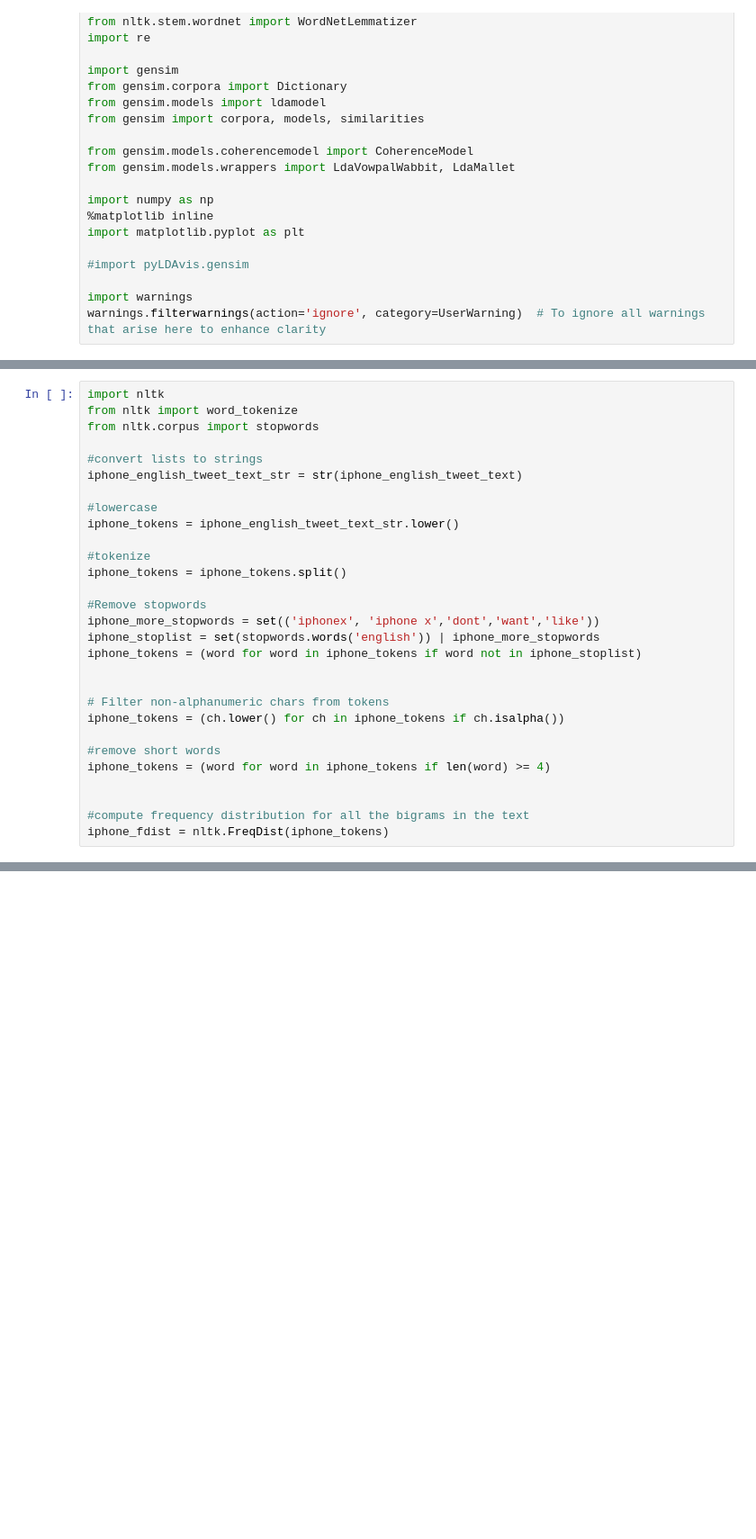
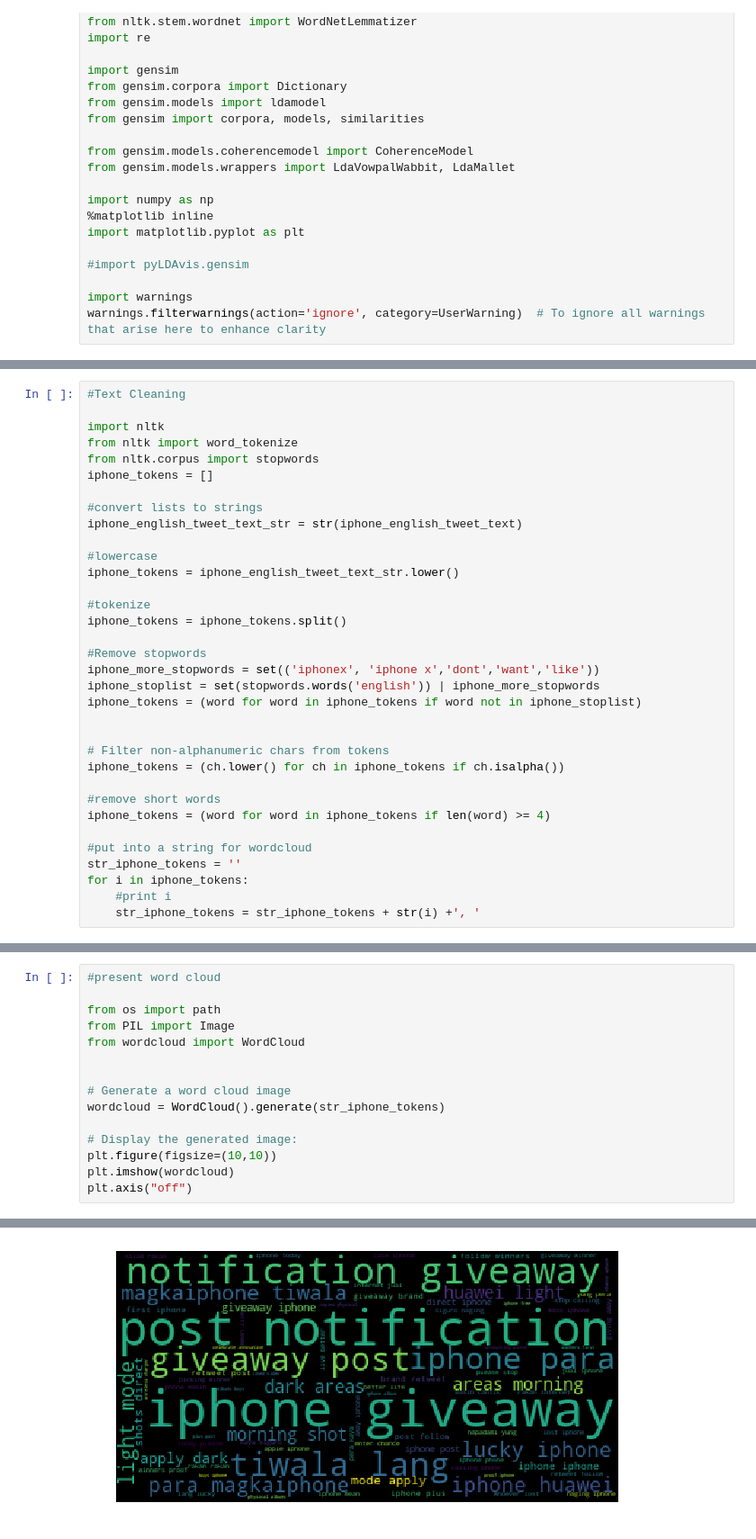
Before and after one commit to kevinbsc/FinalProject, a Jupyter notebook: TwitterIphoneSamsung_SoFar.ipynb, the cells around one changed output, grey strips where cells are left out. Shown at 90% size. Cells and saved outputs as stored; diff of their text form; blank space fills up the shorter version.

```diff
--- a/TwitterIphoneSamsung_SoFar.ipynb
+++ b/TwitterIphoneSamsung_SoFar.ipynb
@@ -439,8 +425,11 @@ for i in tweets_iphone:
 #print "Total number of english tweets: " + str(len(iphone_english_tweet_text))
 # %%
+#Text Cleaning
+
 import nltk
 from nltk import word_tokenize
 from nltk.corpus import stopwords
+iphone_tokens = []
 
 #convert lists to strings
 iphone_english_tweet_text_str = str(iphone_english_tweet_text)
@@ -463,6 +452,8 @@ iphone_tokens = (ch.lower() for ch in iphone_tokens if ch.isalpha())
 #remove short words
 iphone_tokens = (word for word in iphone_tokens if len(word) >= 4)
 
-
-#compute frequency distribution for all the bigrams in the text
-iphone_fdist = nltk.FreqDist(iphone_tokens)
+#put into a string for wordcloud
+str_iphone_tokens = ''
+for i in iphone_tokens:
+    #print i
+    str_iphone_tokens = str_iphone_tokens + str(i) +', '
@@ -497,0 +495,16 @@ iphone_fdist.plot(50)
+# %%
+#present word cloud
+
+from os import path
+from PIL import Image
+from wordcloud import WordCloud
+
+
+# Generate a word cloud image
+wordcloud = WordCloud().generate(str_iphone_tokens)
+
+# Display the generated image:
+plt.figure(figsize=(10,10))
+plt.imshow(wordcloud)
+plt.axis("off")
+# %% [output]
@@ -497,0 +512 @@ iphone_fdist.plot(50)
+[figure, added]
```
Also changed, not shown: parts of 38 cells of this notebook, 6 other files.
